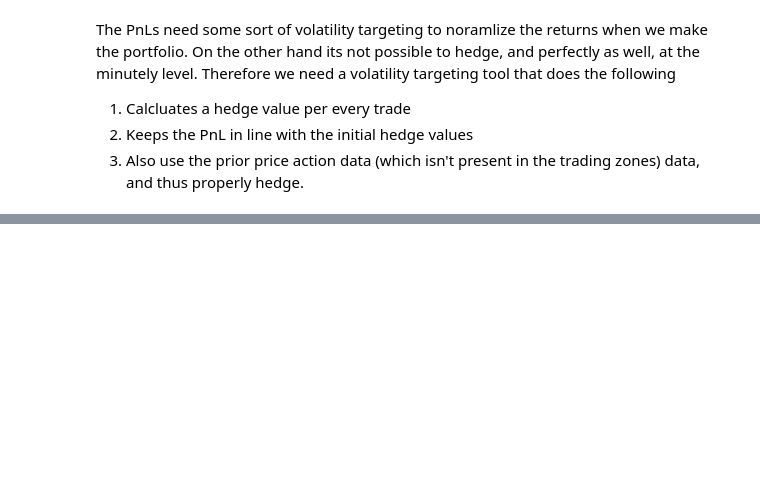
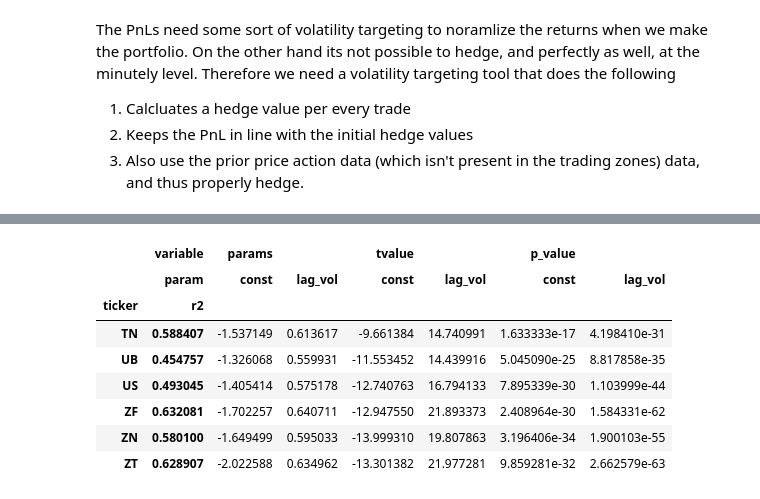
Before and after one commit to diegodalvarez/FOMCDrift, a Jupyter notebook: notebook/1BackGroundData.ipynb, the cells around one changed output, grey strips where cells are left out. Cells and saved outputs as stored; diff of their text form; code cells hidden in the pictures; blank space fills up the shorter version.

```diff
--- a/notebook/1BackGroundData.ipynb
+++ b/notebook/1BackGroundData.ipynb
@@ -417,3 +514,38 @@ The PnLs need some sort of volatility targeting to noramlize the returns when we
+# %%
+df_param_list = []
+
+for ticker in tickers:
+
+    tmp_model = models[ticker]
+    df_params = tmp_model.params.to_frame(name = "params").reset_index()
+    df_tvalue = tmp_model.tvalues.to_frame(name = "tvalue").reset_index()
+    df_pvalue = tmp_model.pvalues.to_frame(name = "p_value").reset_index()
+
+    df_add = (df_params
+        .merge(right = df_tvalue, how = "inner", on = ["index"])
+        .merge(right = df_pvalue, how = "inner", on = ["index"])
+        .assign(
+            r2     = tmp_model.rsquared,
+            ticker = ticker)
+        .rename(columns = {"index": "param"}))
+
+    df_param_list.append(df_add)
+
+df_params = pd.concat(df_param_list)
+# %%
+(df_params
+    .melt(id_vars = ["param", "ticker", "r2"])
+    .pivot(index = ["ticker", "r2"], columns  = ["variable", "param"], values = "value"))
+# %% [output]
+|  | variable | params |  | tvalue |  | p_value |  |
+|  | param | const | lag_vol | const | lag_vol | const | lag_vol |
+| ticker | r2 |  |  |  |  |  |  |
+| TN | 0.588407 | -1.537149 | 0.613617 | -9.661384 | 14.740991 | 1.633333e-17 | 4.198410e-31 |
+| UB | 0.454757 | -1.326068 | 0.559931 | -11.553452 | 14.439916 | 5.045090e-25 | 8.817858e-35 |
+| US | 0.493045 | -1.405414 | 0.575178 | -12.740763 | 16.794133 | 7.895339e-30 | 1.103999e-44 |
+| ZF | 0.632081 | -1.702257 | 0.640711 | -12.947550 | 21.893373 | 2.408964e-30 | 1.584331e-62 |
+| ZN | 0.580100 | -1.649499 | 0.595033 | -13.999310 | 19.807863 | 3.196406e-34 | 1.900103e-55 |
+| ZT | 0.628907 | -2.022588 | 0.634962 | -13.301382 | 21.977281 | 9.859281e-32 | 2.662579e-63 |
 # %%
 path     = r"A:\GitHub\FOMCDrift\data\Guides\TradingZones.xlsx"
 df_zones = (pd
```
Also changed, not shown: parts of 13 cells of this notebook.
